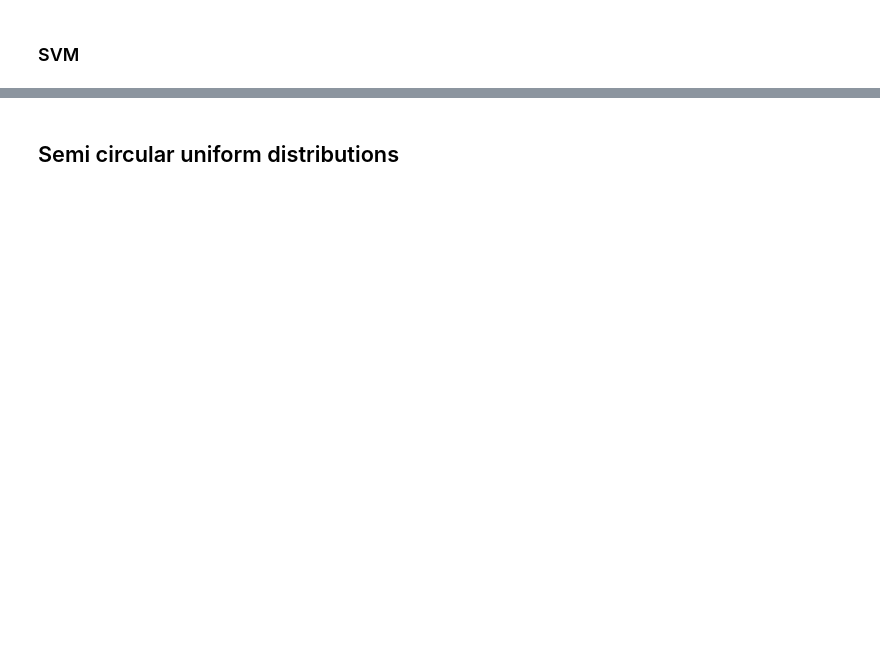
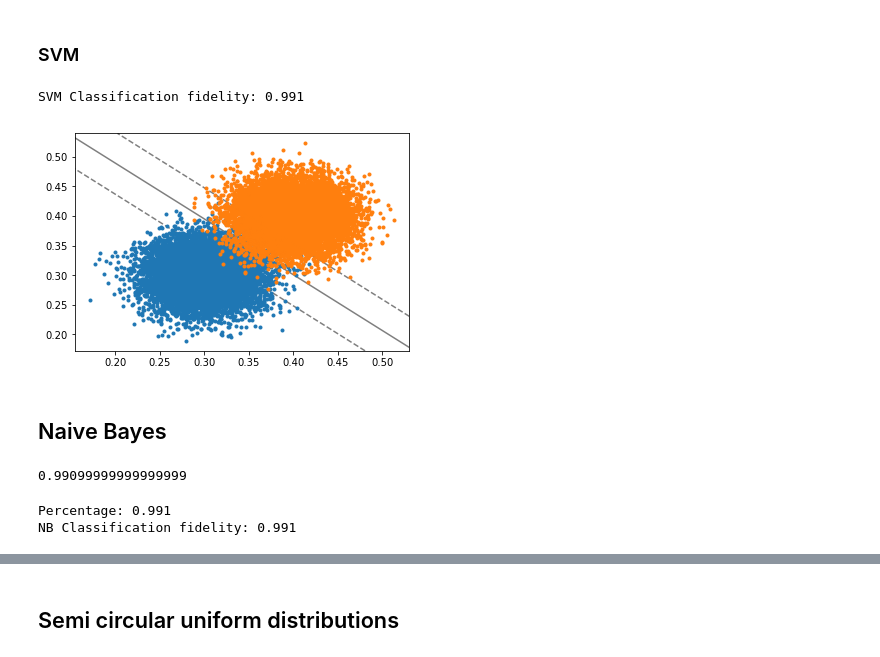
Before and after one commit to marcoavesani/TN-BML, a Jupyter notebook: Tensor Network ML.ipynb, the cells around one changed output, grey strips where cells are left out. Saved outputs shown, nothing was run; the diff lists cells and outputs as text; code cells hidden in the pictures; blank space fills up the shorter version.

```diff
--- a/Tensor Network ML.ipynb
+++ b/Tensor Network ML.ipynb
@@ -152,6 +255,32 @@ model.score(train_data, label)
+# %%
+# Create SVM classification object
+model = svm.SVC(kernel='linear', C=4, gamma=1)
+model.fit(train_data, label)
+svm_scored= model.score(validate_data, label_validate)
+print("SVM Classification fidelity: "+str(svm_scored))
+# %% [output]
+SVM Classification fidelity: 0.991
 # %%
 point_to_plot = 10000
-plt.plot(class0[0:point_to_plot,0], class0[0:point_to_plot,1], '.')
-plt.plot(class1[0:point_to_plot,0], class1[0:point_to_plot,1], '.')
+plt.plot(class0_validate[0:point_to_plot,0], class0_validate[0:point_to_plot,1], '.')
+plt.plot(class1_validate[0:point_to_plot,0], class1_validate[0:point_to_plot,1], '.')
 plot_svc_decision_function(model)
 plt.show()
+# %% [output]
+[figure, added]
+# %% [markdown]
+## Naive Bayes
+# %%
+gnb = GaussianNB()
+gnb.fit(train_data,label)
+gnb.score(validate_data,label_validate)
+# %% [output]
+0.99099999999999999
+# %%
+nb=nbayes()
+nb.learn(train_data,label)
+nb_scored=nb.score(validate_data,label_validate)
+print("NB Classification fidelity: "+str(nb_scored))
+# %% [output]
+Percentage: 0.991
+NB Classification fidelity: 0.991
```
Also changed, not shown: parts of 48 cells of this notebook.
